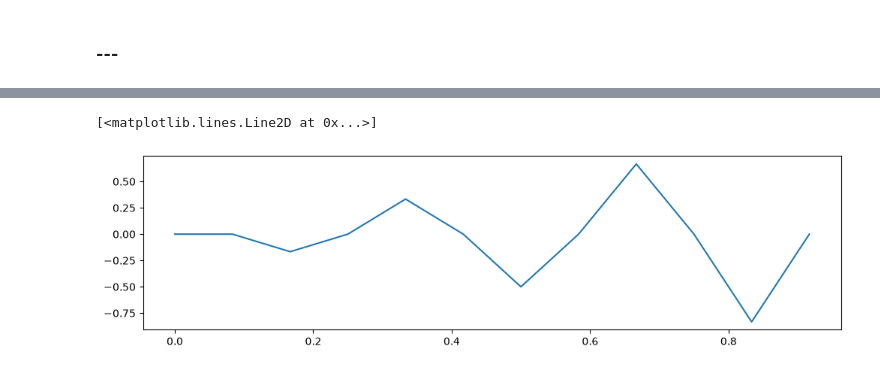
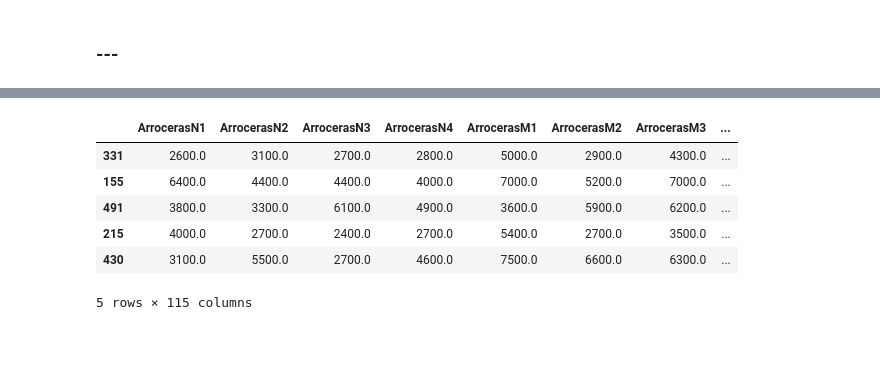
Before and after one commit to francobarrionuevoenv21/MAIE_devs_pub, a Jupyter notebook: Modelos/Transf_fourier/fourier_test.ipynb, the cells around one changed output, grey strips where cells are left out. Cells and saved outputs as stored; diff of their text form; code cells hidden in the pictures; blank space fills up the shorter version.

```diff
--- a/Modelos/Transf_fourier/fourier_test.ipynb
+++ b/Modelos/Transf_fourier/fourier_test.ipynb
@@ -135,6 +88,33 @@ cos_04 =np.cos(omega_04*t)
-# %%
-fig, ax = plt.subplots(figsize=(12, 3))
-ax.plot(t, cos_04*t)
-# %% [output]
-[<matplotlib.lines.Line2D at 0x...>]
-[figure, removed]
+# %%
+dfLoaded = pd.read_csv('modis_ndvi_series_BBSS07.csv').drop(columns=['system:index', '.geo'])
+
+listDates = list(dfLoaded.columns)
+listSamples = list(dfLoaded['Cobertura'])
+
+matrixNDVISamples = dfLoaded.iloc[:, :-1].to_numpy()
+
+matrixNDVISamples = matrixNDVISamples*10000
+
+#-------------------------------------------------------------------------------
+
+dfNDVITransver = pd.DataFrame()
+
+i = 0
+
+for s in listSamples:
+  dfNDVITransver[s] = matrixNDVISamples[i, :]
+  i += 1
+
+dfNDVITransver['Fecha'] = listDates[:-1]
+
+dfNDVITransver['Fecha'] = pd.to_datetime(dfNDVITransver['Fecha'], format='%Y_%m_%d') #'%m/%d/%Y'
+# %%
+dfNDVITransver.sample(5)
+# %% [output]
+|  | ArrocerasN1 | ArrocerasN2 | ArrocerasN3 | ArrocerasN4 | ArrocerasM1 | ArrocerasM2 | ArrocerasM3 | ... |
+| 331 | 2600.0 | 3100.0 | 2700.0 | 2800.0 | 5000.0 | 2900.0 | 4300.0 | ... |
+| 155 | 6400.0 | 4400.0 | 4400.0 | 4000.0 | 7000.0 | 5200.0 | 7000.0 | ... |
+| 491 | 3800.0 | 3300.0 | 6100.0 | 4900.0 | 3600.0 | 5900.0 | 6200.0 | ... |
+| 215 | 4000.0 | 2700.0 | 2400.0 | 2700.0 | 5400.0 | 2700.0 | 3500.0 | ... |
+| 430 | 3100.0 | 5500.0 | 2700.0 | 4600.0 | 7500.0 | 6600.0 | 6300.0 | ... |
+5 rows × 115 columns
```
Also changed, not shown: parts of 15 cells of this notebook, 10 other files.
